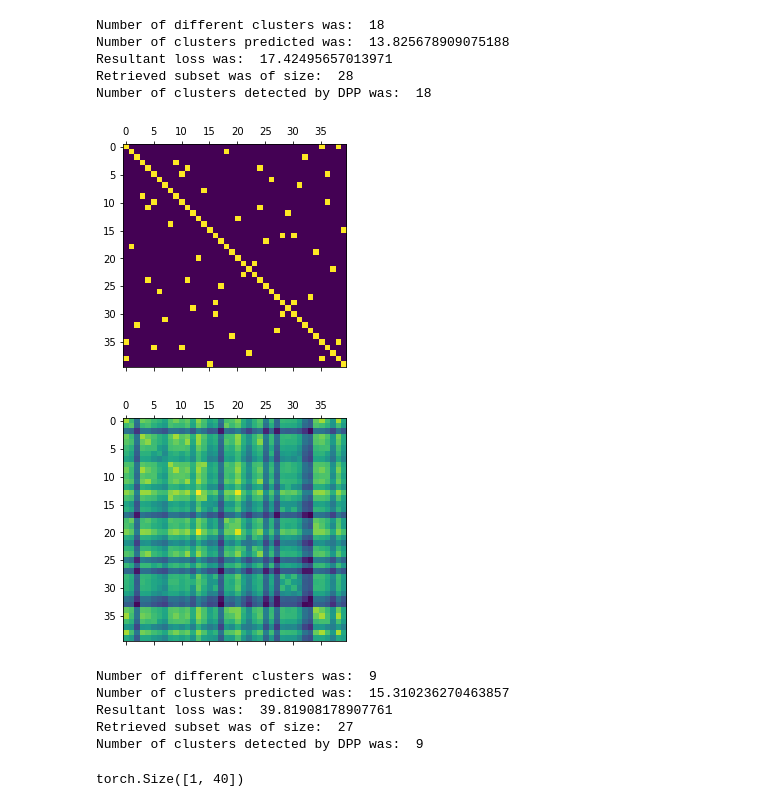
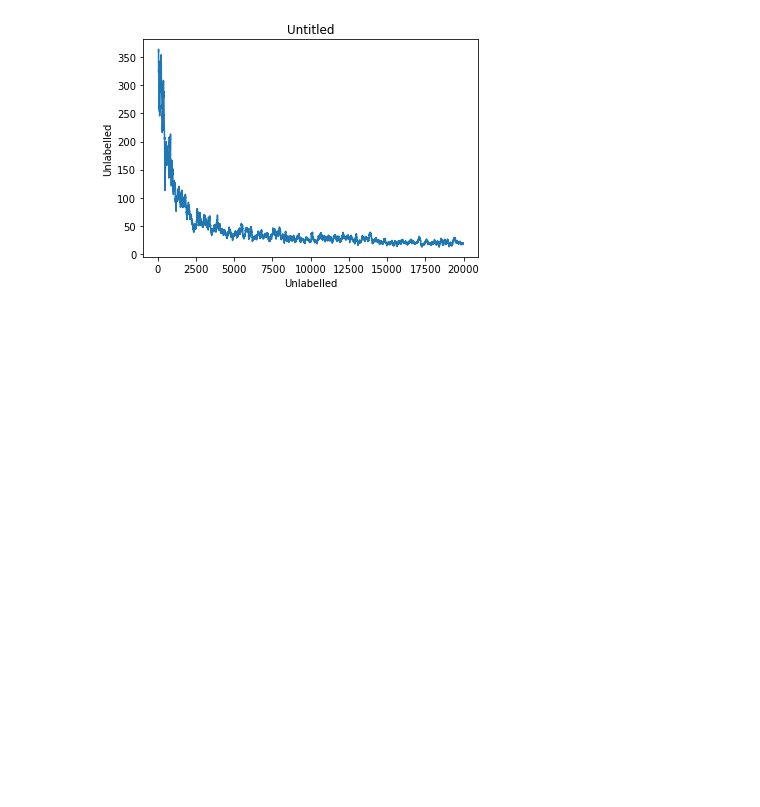
Before and after one commit to mbp28/dpp_nets, a Jupyter notebook: demonstrating control variates.ipynb, the cells around one changed output. Drawn from its saved outputs; the diff is of its cells as text; code cells hidden in the pictures; blank space fills up the shorter version.

Commit message:
trained some models

```diff
--- a/demonstrating control variates.ipynb
+++ b/demonstrating control variates.ipynb
@@ -106,0 +45,5 @@ clusters
+# %%
+set_seed(33)
+DPP = my_torch.DPPRegressor(network_params, dtype)
+baseline = RegressorBaseline(network_params, dtype)
+baseline = overwrite_weights(DPP, baseline)
@@ -106,0 +66,20 @@ clusters
+# %%
+# try to train the DPP network
+
+train_iter_base = 20000
+batch_size = 10
+train_iter = batch_size * train_iter_base
+sample_iter = 1
+alpha_iter = 5
+lr = 1e-6
+weight_decay = 0
+reg_exp = 1
+reg_var = 0
+rajeesh=False
+el_mean=False
+overwrite=0
+alll=True
+
+
+DPP.train_with_baseline(train_iter, batch_size, sample_iter, alpha_iter, lr, weight_decay, reg_exp, reg_var,
+        rajeesh, el_mean, overwrite, all)
@@ -107,24 +110,10 @@ clusters
+# %%
+# Plot a loss function
+plot.plot_defaultdict(DPP.loss_dict,100)
+# %% [output]
+[figure, added]
 # %%
-_, _, clusters = baseline_0.sample()
+# Doing the plotting
+(pred, target), (words, context), clusters = DPP.sample()
 plot.plot_matrix(plot.gen_matrix_from_cluster_ix(clusters))
-plot.plot_embd(baseline_0.embedding.data)
+plot.plot_embd(DPP.embedding.data)
-# %% [output]
-Number of different clusters was:  18
-Number of clusters predicted was:  13.825678909075188
-Resultant loss was:  17.42495657013971
-Retrieved subset was of size:  28
-Number of clusters detected by DPP was:  18
-[figure, removed]
-[figure, removed]
-# %%
-(pred, target), (words, context), clusters = baseline_0.sample()
-# %% [output]
-Number of different clusters was:  9
-Number of clusters predicted was:  15.310236270463857
-Resultant loss was:  39.81908178907761
-Retrieved subset was of size:  27
-Number of clusters detected by DPP was:  9
-# %%
-words.sum(0).size()
-# %% [output]
-torch.Size([1, 40])
```
Also changed, not shown: parts of 31 cells of this notebook, 11 other files.
